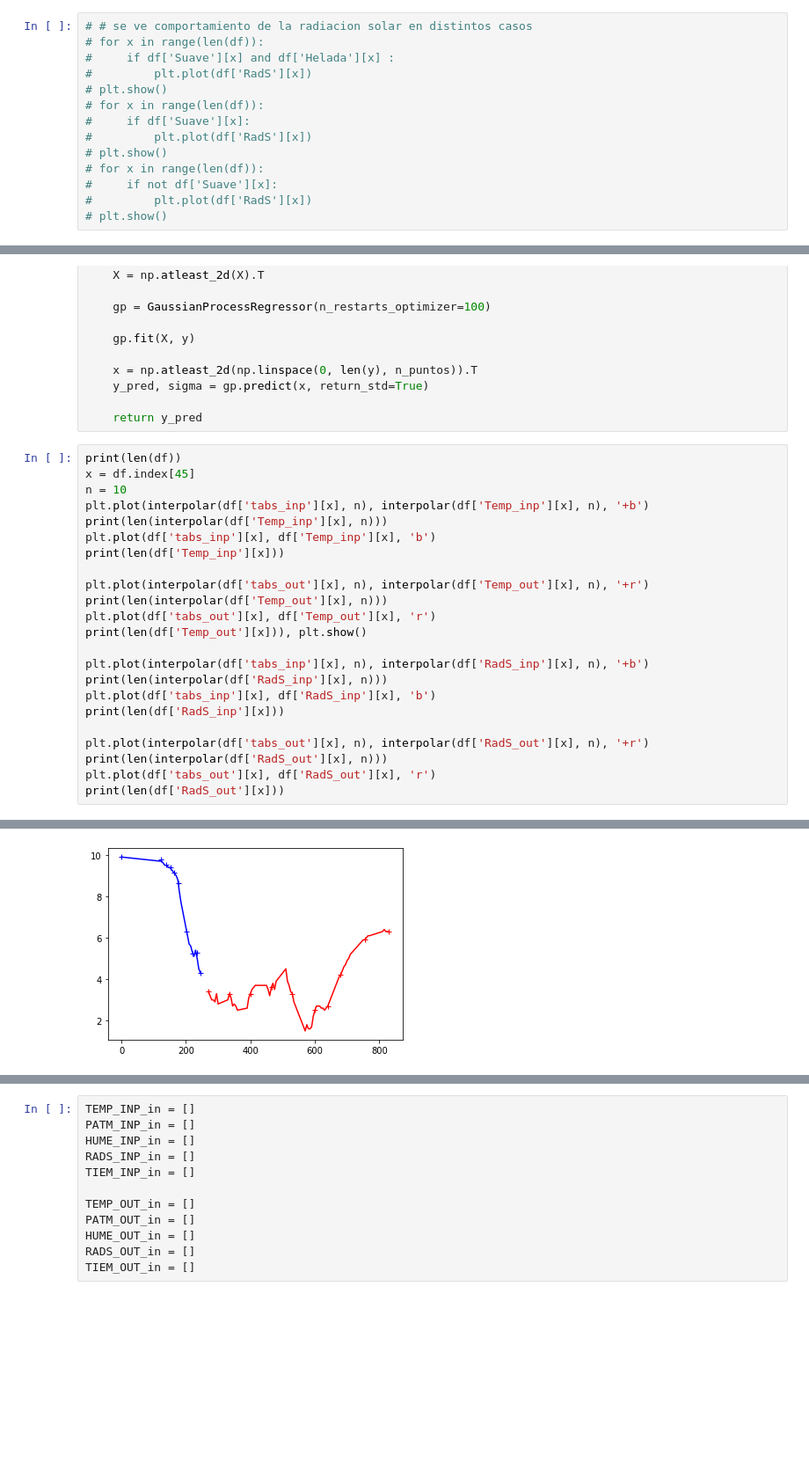
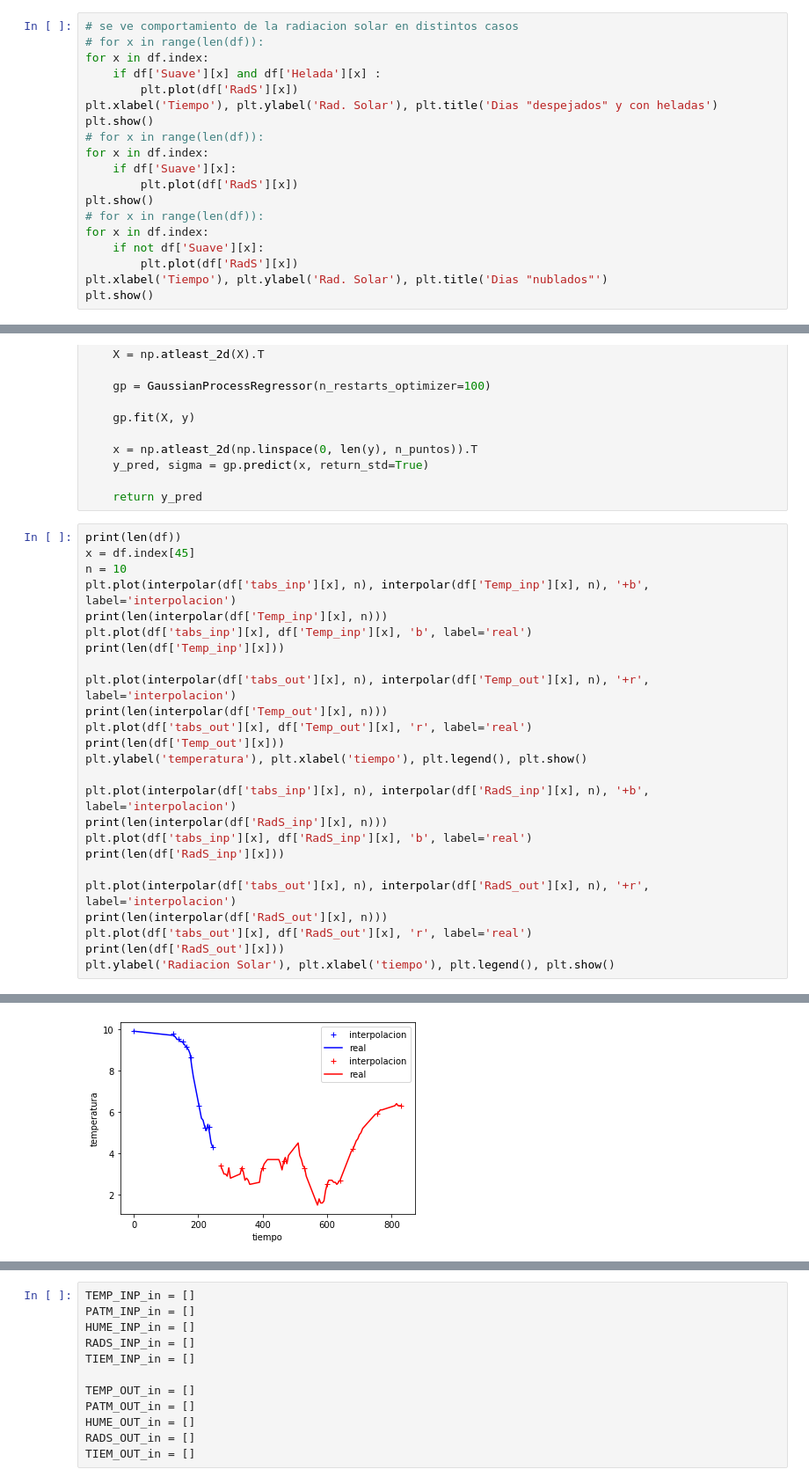
Before and after one commit to frmunozz/AGRIMED, a Jupyter notebook: notebooks/regresor_mlp_mm.ipynb, the cells around one changed output, grey strips where cells are left out. Shown at 88% size. Cells and saved outputs as stored; diff of their text form; blank space fills up the shorter version.

```diff
--- a/notebooks/regresor_mlp_mm.ipynb
+++ b/notebooks/regresor_mlp_mm.ipynb
@@ -331,14 +345,19 @@ cantidad de dias que se creen despejados:  295
 # %%
-# # se ve comportamiento de la radiacion solar en distintos casos
+# se ve comportamiento de la radiacion solar en distintos casos
 # for x in range(len(df)):
-#     if df['Suave'][x] and df['Helada'][x] :
-#         plt.plot(df['RadS'][x])
-# plt.show()
+for x in df.index:
+    if df['Suave'][x] and df['Helada'][x] :
+        plt.plot(df['RadS'][x])
+plt.xlabel('Tiempo'), plt.ylabel('Rad. Solar'), plt.title('Dias "despejados" y con heladas')
+plt.show()
 # for x in range(len(df)):
-#     if df['Suave'][x]:
-#         plt.plot(df['RadS'][x])
-# plt.show()
+for x in df.index:
+    if df['Suave'][x]:
+        plt.plot(df['RadS'][x])
+plt.show()
 # for x in range(len(df)):
-#     if not df['Suave'][x]:
-#         plt.plot(df['RadS'][x])
-# plt.show()
+for x in df.index:
+    if not df['Suave'][x]:
+        plt.plot(df['RadS'][x])
+plt.xlabel('Tiempo'), plt.ylabel('Rad. Solar'), plt.title('Dias "nublados"')
+plt.show()
@@ -569,33 +592,35 @@ def interpolar(serie, n_puntos):
 # %%
 print(len(df))
 x = df.index[45]
 n = 10
-plt.plot(interpolar(df['tabs_inp'][x], n), interpolar(df['Temp_inp'][x], n), '+b')
+plt.plot(interpolar(df['tabs_inp'][x], n), interpolar(df['Temp_inp'][x], n), '+b', label='interpolacion')
 print(len(interpolar(df['Temp_inp'][x], n)))
-plt.plot(df['tabs_inp'][x], df['Temp_inp'][x], 'b')
+plt.plot(df['tabs_inp'][x], df['Temp_inp'][x], 'b', label='real')
 print(len(df['Temp_inp'][x]))
 
-plt.plot(interpolar(df['tabs_out'][x], n), interpolar(df['Temp_out'][x], n), '+r')
+plt.plot(interpolar(df['tabs_out'][x], n), interpolar(df['Temp_out'][x], n), '+r', label='interpolacion')
 print(len(interpolar(df['Temp_out'][x], n)))
-plt.plot(df['tabs_out'][x], df['Temp_out'][x], 'r')
-print(len(df['Temp_out'][x])), plt.show()
+plt.plot(df['tabs_out'][x], df['Temp_out'][x], 'r', label='real')
+print(len(df['Temp_out'][x]))
+plt.ylabel('temperatura'), plt.xlabel('tiempo'), plt.legend(), plt.show()
 
-plt.plot(interpolar(df['tabs_inp'][x], n), interpolar(df['RadS_inp'][x], n), '+b')
+plt.plot(interpolar(df['tabs_inp'][x], n), interpolar(df['RadS_inp'][x], n), '+b', label='interpolacion')
 print(len(interpolar(df['RadS_inp'][x], n)))
-plt.plot(df['tabs_inp'][x], df['RadS_inp'][x], 'b')
+plt.plot(df['tabs_inp'][x], df['RadS_inp'][x], 'b', label='real')
 print(len(df['RadS_inp'][x]))
 
-plt.plot(interpolar(df['tabs_out'][x], n), interpolar(df['RadS_out'][x], n), '+r')
+plt.plot(interpolar(df['tabs_out'][x], n), interpolar(df['RadS_out'][x], n), '+r', label='interpolacion')
 print(len(interpolar(df['RadS_out'][x], n)))
-plt.plot(df['tabs_out'][x], df['RadS_out'][x], 'r')
+plt.plot(df['tabs_out'][x], df['RadS_out'][x], 'r', label='real')
 print(len(df['RadS_out'][x]))
+plt.ylabel('Radiacion Solar'), plt.xlabel('tiempo'), plt.legend(), plt.show()
 # %% [output]
 295
 10
 23
 10
 73
-[figure, old version]
+[figure, new version]
 10
 23
 10
```
Also changed, not shown: parts of 10 cells of this notebook.
